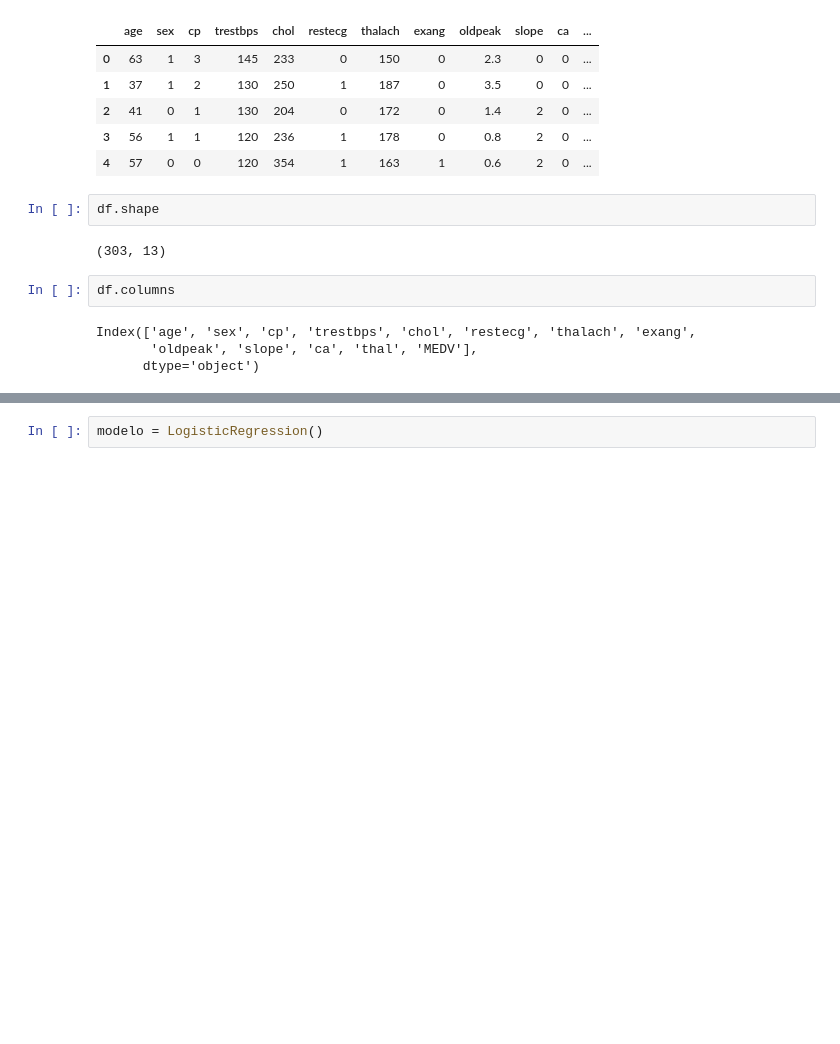
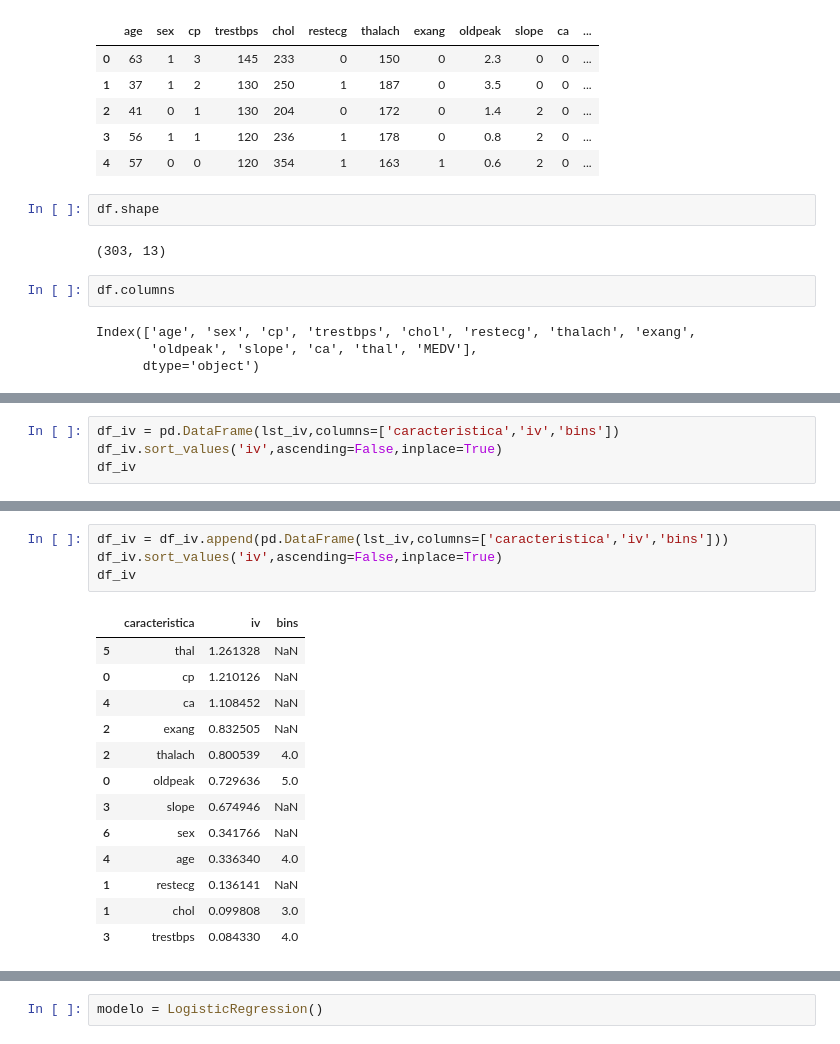
Before and after one commit to SairaDiana/ArtificialIntelligenceWithTensorFlow, a Jupyter notebook: Scripts/Regresión Logística WoE.ipynb, the cells around one changed output, grey strips where cells are left out. Saved outputs shown, nothing was run; the diff lists cells and outputs as text; blank space fills up the shorter version.

```diff
--- a/Scripts/Regresión Logística WoE.ipynb
+++ b/Scripts/Regresión Logística WoE.ipynb
@@ -34,0 +77,4 @@ var = ['oldpeak', 'chol', 'thalach', 'trestbps','age', 'cp', 'restecg', 'exang',
+# %%
+df_iv = pd.DataFrame(lst_iv,columns=['caracteristica','iv','bins'])
+df_iv.sort_values('iv',ascending=False,inplace=True)
+df_iv
@@ -34,0 +105,18 @@ var = ['oldpeak', 'chol', 'thalach', 'trestbps','age', 'cp', 'restecg', 'exang',
+# %%
+df_iv = df_iv.append(pd.DataFrame(lst_iv,columns=['caracteristica','iv','bins']))
+df_iv.sort_values('iv',ascending=False,inplace=True)
+df_iv
+# %% [output]
+|  | caracteristica | iv | bins |
+| 5 | thal | 1.261328 | NaN |
+| 0 | cp | 1.210126 | NaN |
+| 4 | ca | 1.108452 | NaN |
+| 2 | exang | 0.832505 | NaN |
+| 2 | thalach | 0.800539 | 4.0 |
+| 0 | oldpeak | 0.729636 | 5.0 |
+| 3 | slope | 0.674946 | NaN |
+| 6 | sex | 0.341766 | NaN |
+| 4 | age | 0.336340 | 4.0 |
+| 1 | restecg | 0.136141 | NaN |
+| 1 | chol | 0.099808 | 3.0 |
+| 3 | trestbps | 0.084330 | 4.0 |
```
Also changed, not shown: parts of 39 cells of this notebook, 3 other files.
